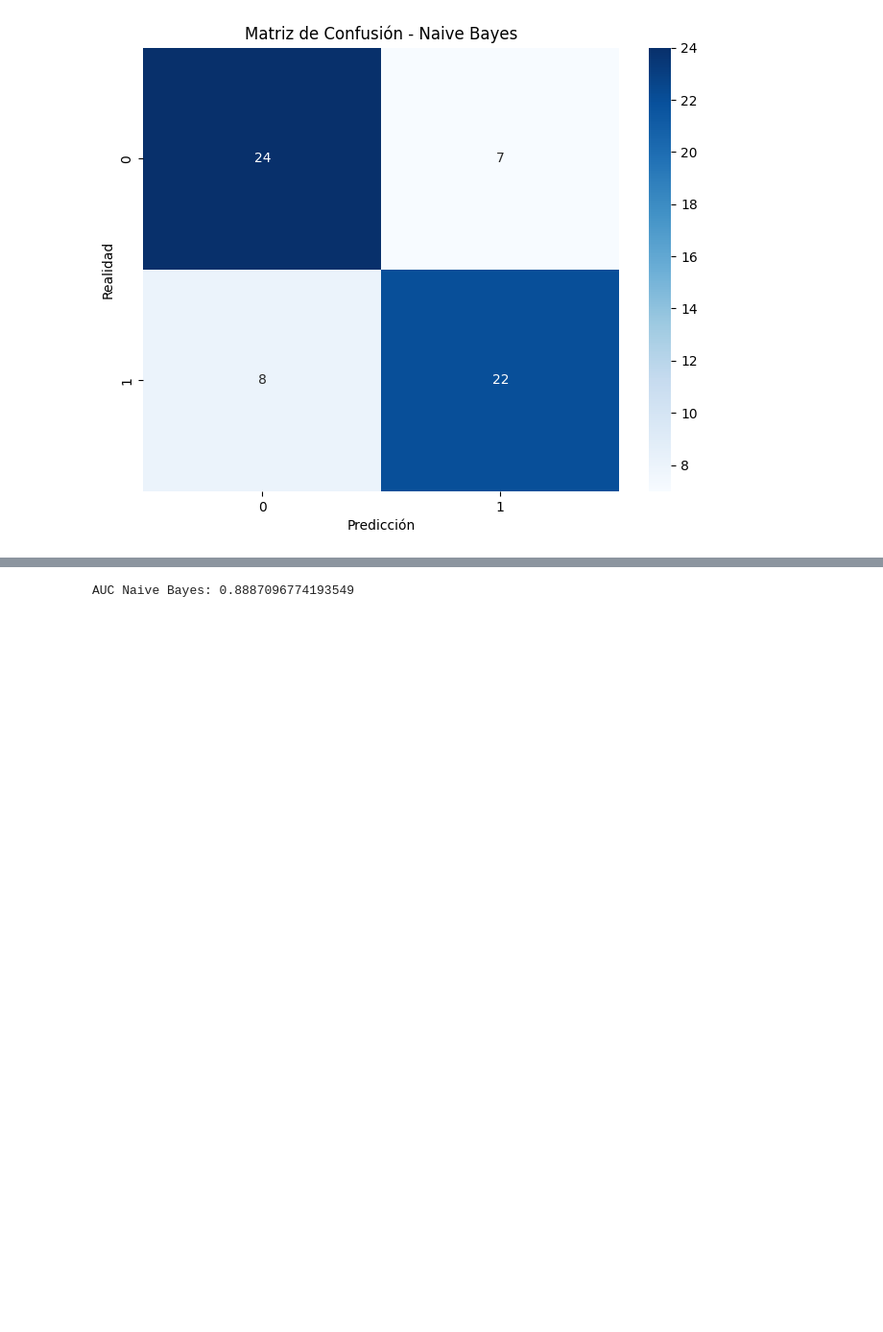
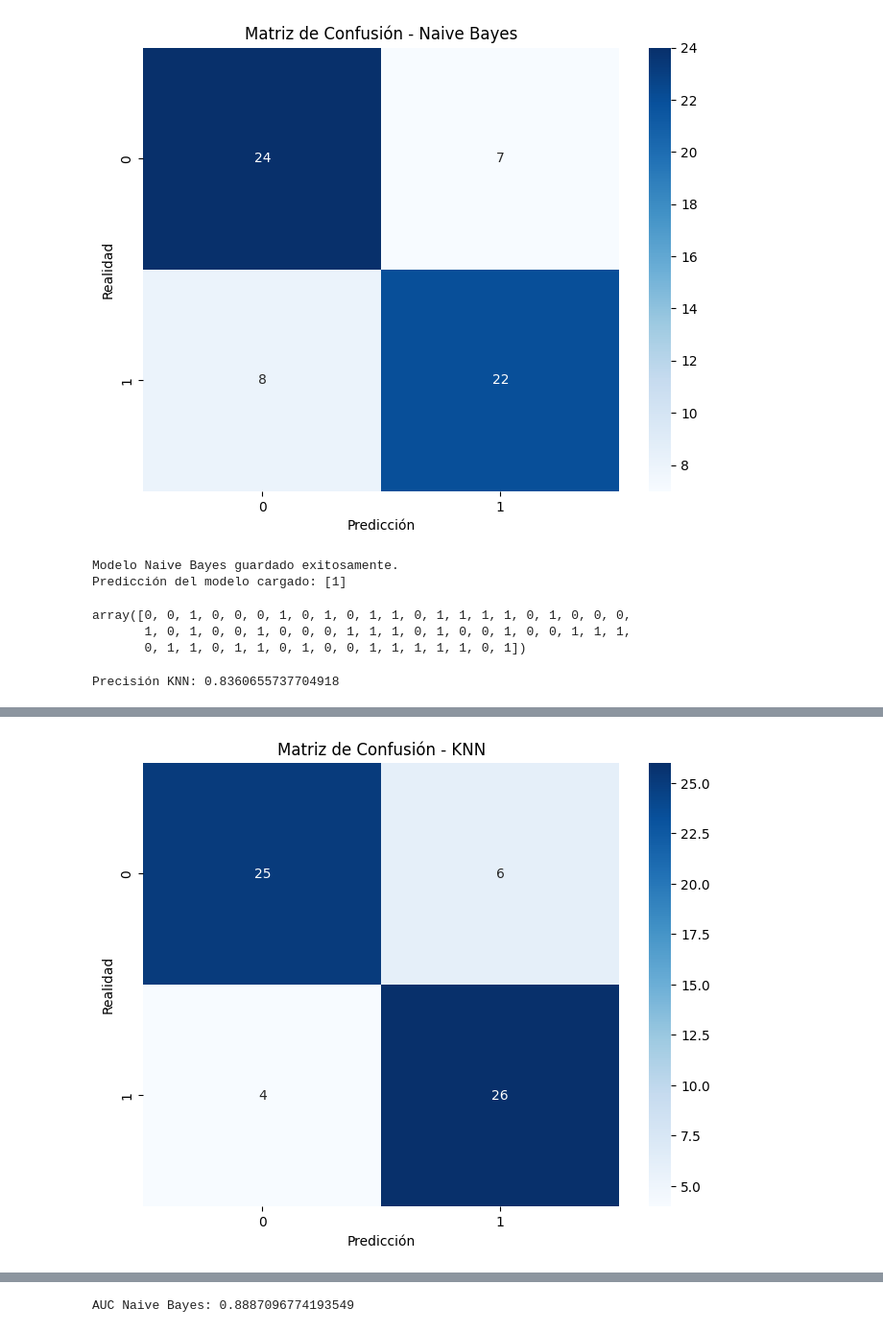
Before and after one commit to jjuandiego099/cuadernos-y-proyectos-IA, a Jupyter notebook: Cuaderno_8_Modelo_Naive_Bayes.ipynb, the cells around one changed output, grey strips where cells are left out. Shown: that part at 96% size. Drawn from its saved outputs; the diff is of its cells as text; code cells hidden in the pictures; blank space fills up the shorter version.

```diff
--- a/Cuaderno_8_Modelo_Naive_Bayes.ipynb
+++ b/Cuaderno_8_Modelo_Naive_Bayes.ipynb
@@ -454,5 +454,65 @@ plt.ylabel('Realidad')
 plt.show()
 # %% [output]
 [figure]
+# %%
+# prompt: genera persistencia en el modelo con mas accuracy
+
+# Guardar el modelo entrenado utilizando joblib
+joblib.dump(nb_model, 'nb_model.pkl')
+
+print("Modelo Naive Bayes guardado exitosamente.")
+
+# Cargar el modelo guardado para usarlo posteriormente
+loaded_nb_model = joblib.load('nb_model.pkl')
+
+# Usar el modelo cargado para hacer predicciones
+new_data = pd.DataFrame({'edad': [0.5], 'colesterol': [0.2]}) # Reemplazar con nuevos datos
+prediction = loaded_nb_model.predict(new_data)
+
+print("Predicción del modelo cargado:", prediction)
+# %% [output]
+Modelo Naive Bayes guardado exitosamente.
+Predicción del modelo cargado: [1]
+# %%
+#con los datos de entrenamiento quiero crear un modelo de knn
+from sklearn.neighbors import KNeighborsClassifier
+from sklearn.metrics import accuracy_score, confusion_matrix, roc_auc_score, roc_curve
+
+knn_model = KNeighborsClassifier(n_neighbors=5)
+knn_model.fit(X_train, y_train)
+y_pred_knn = knn_model.predict(X_test)
+# %%
+#realice la prediccion usando el modelo knn
+y_pred_knn = knn_model.predict(X_test)
+y_pred_knn
+# %% [output]
+array([0, 0, 1, 0, 0, 0, 1, 0, 1, 0, 1, 1, 0, 1, 1, 1, 1, 0, 1, 0, 0, 0,
+       1, 0, 1, 0, 0, 1, 0, 0, 0, 1, 1, 1, 0, 1, 0, 0, 1, 0, 0, 1, 1, 1,
+       0, 1, 1, 0, 1, 1, 0, 1, 0, 0, 1, 1, 1, 1, 1, 0, 1])
+# %%
+#sacar el accuracy del modelo knn usado
+accuracy_knn = accuracy_score(y_test, y_pred_knn)
+print("Precisión KNN:", accuracy_knn)
+# %% [output]
+Precisión KNN: 0.8360655737704918
 # %% [markdown]
 ![imagen](https://encrypted-tbn0.gstatic.com/images?q=tbn:ANd9GcRRpxfeW-Gm0W37txPc4BNoaB4Aj4h2nz-9BA&s)
+# %%
+# prompt: #graficar con la matriz de confusion de knn con seaborn
+
+# Calcular la matriz de confusión para KNN
+cm_knn = confusion_matrix(y_test, y_pred_knn)
+
+# Crear el mapa de calor para KNN
+plt.figure(figsize=(8, 6))
+sns.heatmap(cm_knn, annot=True, fmt="d", cmap="Blues", xticklabels=np.unique(y_test), yticklabels=np.unique(y_test))
+
+# Etiquetas y título para KNN
+plt.title('Matriz de Confusión - KNN')
+plt.xlabel('Predicción')
+plt.ylabel('Realidad')
+
+# Mostrar el gráfico para KNN
+plt.show()
+# %% [output]
+[figure, added]
```
Also changed, not shown: parts of 5 cells of this notebook.
